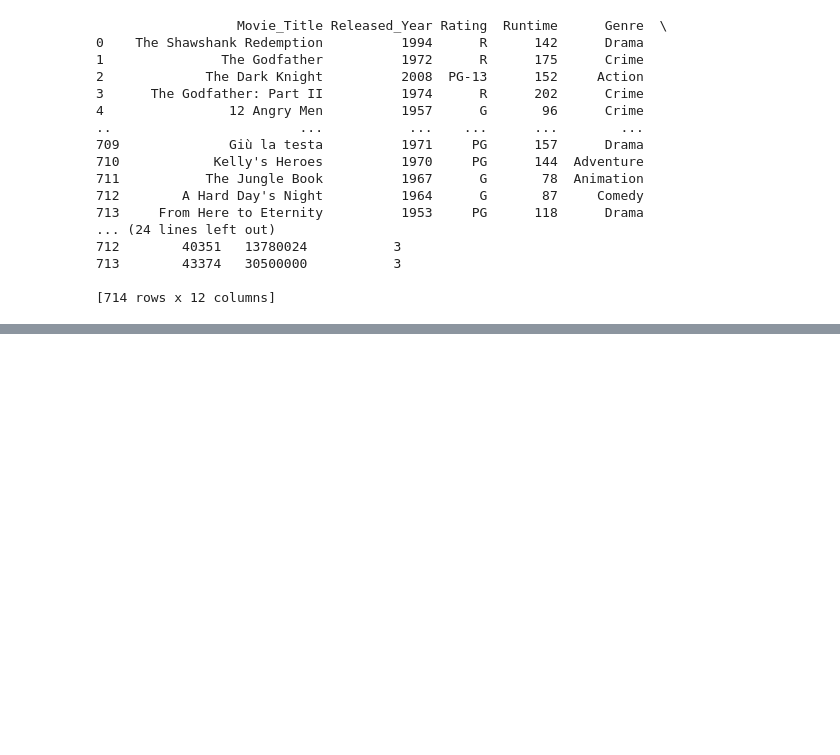
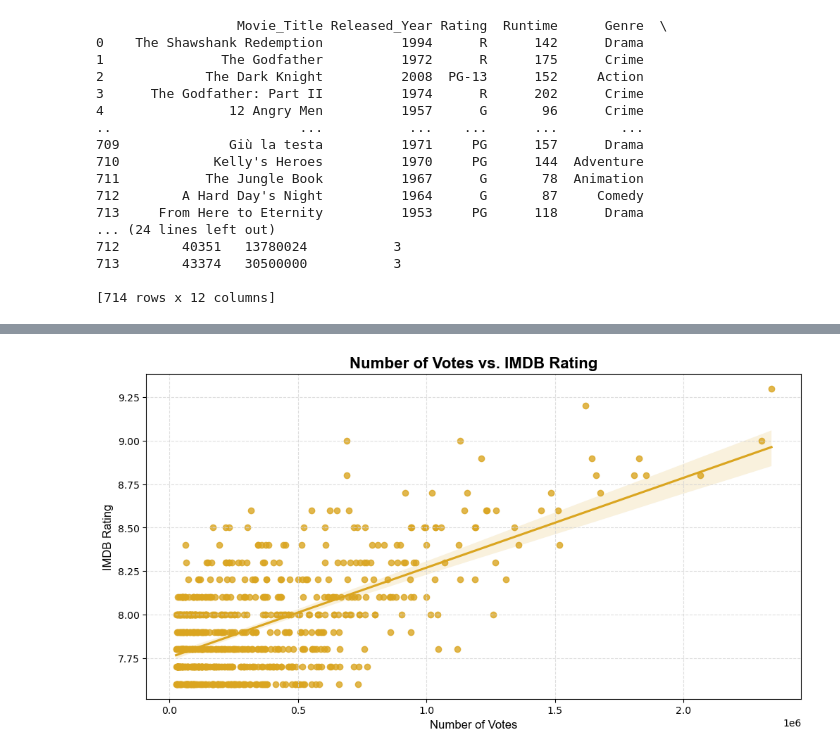
Before and after one commit to DubJay4Life/Project1_Group7, a Jupyter notebook: Cassidy_Work/Question 2.ipynb, the cells around one changed output, grey strips where cells are left out. Cells and saved outputs as stored; diff of their text form; code cells hidden in the pictures; blank space fills up the shorter version.

```diff
--- a/Cassidy_Work/Question 2.ipynb
+++ b/Cassidy_Work/Question 2.ipynb
@@ -61,0 +63,22 @@ plt.show()
+# %%
+# make a scatter plot
+# Change Canvas Size
+plt.figure(figsize=(12, 6))
+# Create a basic plot
+sns.regplot(data=df, x="No_of_Votes", y="IMDB_Rating", scatter=True, fit_reg=True, color="goldenrod")
+# Customizations
+# Change colors
+# Add in reference lines
+# Add Labels/Title
+plt.xlabel("Number of Votes", fontfamily="Arial", fontsize=12)
+plt.ylabel("IMDB Rating", fontfamily="Arial", fontsize=12)
+plt.title("Number of Votes vs. IMDB Rating", fontweight="bold", fontsize=16, fontfamily="Arial")
+# Set X/Y Limits
+#plt.ylim(10, 16)
+#plt.xlim(0, 14)
+# Add in a background grid
+plt.grid(linestyle="--", color="lightgrey", alpha=0.75)
+# Show/Save the Graph
+plt.show()
+# %% [output]
+[figure, added]
```
Also changed, not shown: parts of 5 cells of this notebook.
